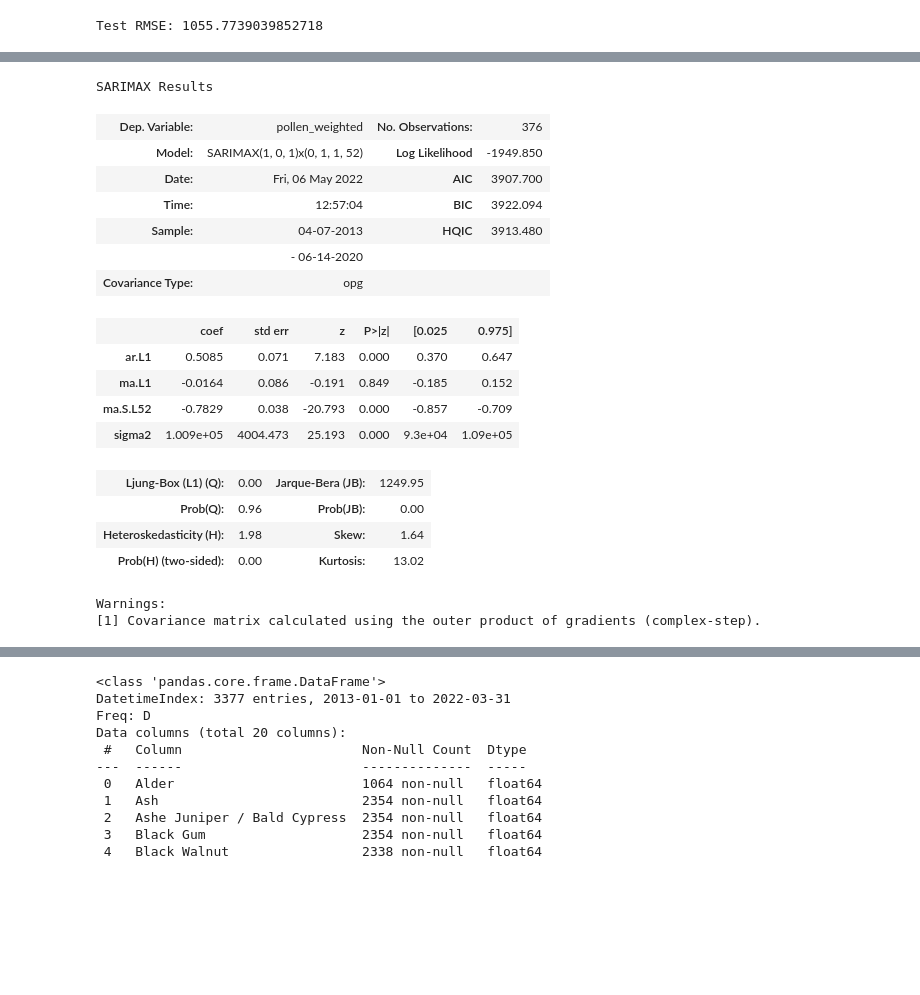
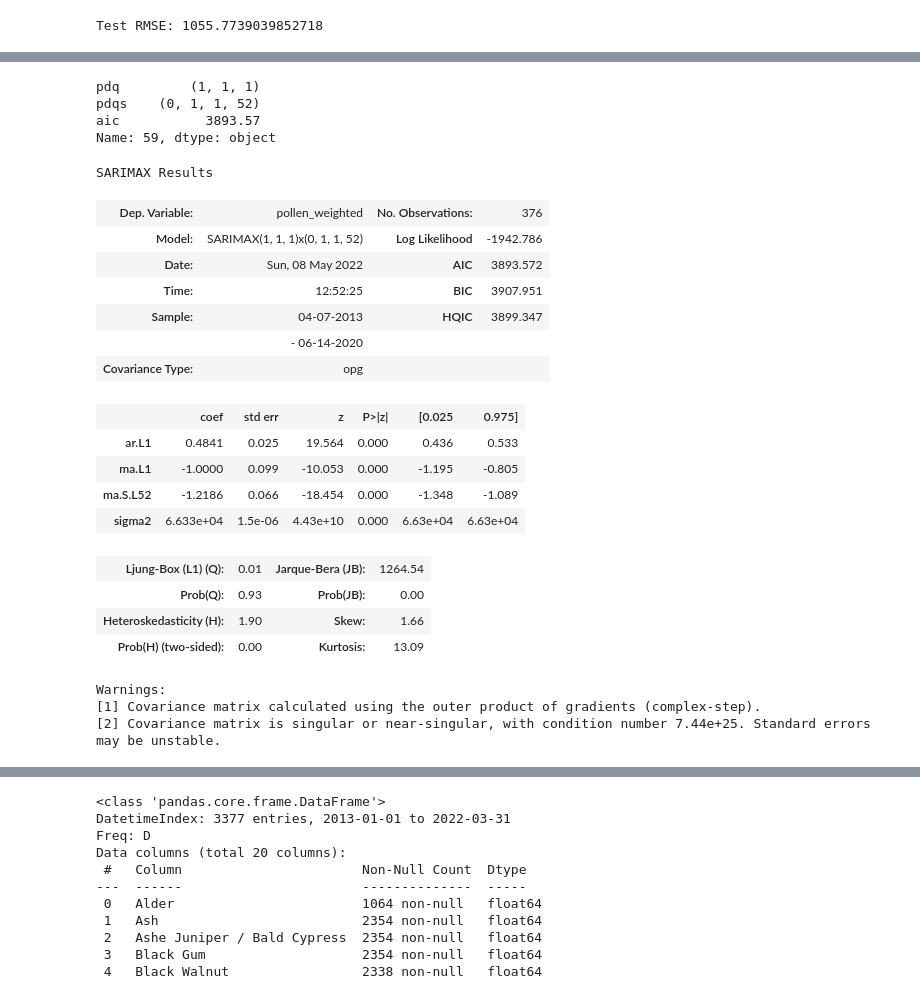
Before and after one commit to nikennedy/pollen_forecasting, a Jupyter notebook: final_notebook.ipynb, the cells around one changed output, grey strips where cells are left out. Cells and saved outputs as stored; diff of their text form; code cells hidden in the pictures; blank space fills up the shorter version.

Commit message:
finished time-series modeling

```diff
--- a/final_notebook.ipynb
+++ b/final_notebook.ipynb
@@ -1172,32 +1407,42 @@ Name: 59, dtype: object
+# %%
+# Find the parameters with minimal AIC value
+params_sarimaraw_df = pd.DataFrame(params_sarima_raw, columns=['pdq', 'pdqs', 'aic'])
+params_sarimaraw_df.loc[params_sarimaraw_df['aic'].idxmin()]
+# %% [output]
+pdq         (1, 1, 1)
+pdqs    (0, 1, 1, 52)
+aic           3893.57
+Name: 59, dtype: object
 # %%
 # Plug the optimal parameter values into a new SARIMAX model
-weekly_arima = sm.tsa.statespace.SARIMAX(Train.resample('W').mean()['pollen_weighted'],
-                                        order=(1, 0, 1),
+sarima_raw = sm.tsa.statespace.SARIMAX(Train.resample('W').mean()['pollen_weighted'],
+                                        order=(1, 1, 1),
                                         seasonal_order=(0, 1, 1, 52),
                                         enforce_stationarity=False,
                                         enforce_invertibility=False)
 
 # Fit the model and print results
-weekly_results = weekly_arima.fit()
-weekly_results.summary()
+output_sarima_raw = sarima_raw.fit()
+output_sarima_raw.summary()
 # %% [output]
 SARIMAX Results
 | Dep. Variable: | pollen_weighted | No. Observations: | 376 |
-| Model: | SARIMAX(1, 0, 1)x(0, 1, 1, 52) | Log Likelihood | -1949.850 |
-| Date: | Fri, 06 May 2022 | AIC | 3907.700 |
-| Time: | 12:57:04 | BIC | 3922.094 |
-| Sample: | 04-07-2013 | HQIC | 3913.480 |
+| Model: | SARIMAX(1, 1, 1)x(0, 1, 1, 52) | Log Likelihood | -1942.786 |
+| Date: | Sun, 08 May 2022 | AIC | 3893.572 |
+| Time: | 12:52:25 | BIC | 3907.951 |
+| Sample: | 04-07-2013 | HQIC | 3899.347 |
 |  | - 06-14-2020 |  |  |
 | Covariance Type: | opg |  |  |
 |  | coef | std err | z | P>|z| | [0.025 | 0.975] |
-| ar.L1 | 0.5085 | 0.071 | 7.183 | 0.000 | 0.370 | 0.647 |
-| ma.L1 | -0.0164 | 0.086 | -0.191 | 0.849 | -0.185 | 0.152 |
-| ma.S.L52 | -0.7829 | 0.038 | -20.793 | 0.000 | -0.857 | -0.709 |
-| sigma2 | 1.009e+05 | 4004.473 | 25.193 | 0.000 | 9.3e+04 | 1.09e+05 |
+| ar.L1 | 0.4841 | 0.025 | 19.564 | 0.000 | 0.436 | 0.533 |
+| ma.L1 | -1.0000 | 0.099 | -10.053 | 0.000 | -1.195 | -0.805 |
+| ma.S.L52 | -1.2186 | 0.066 | -18.454 | 0.000 | -1.348 | -1.089 |
+| sigma2 | 6.633e+04 | 1.5e-06 | 4.43e+10 | 0.000 | 6.63e+04 | 6.63e+04 |
-| Ljung-Box (L1) (Q): | 0.00 | Jarque-Bera (JB): | 1249.95 |
-| Prob(Q): | 0.96 | Prob(JB): | 0.00 |
-| Heteroskedasticity (H): | 1.98 | Skew: | 1.64 |
-| Prob(H) (two-sided): | 0.00 | Kurtosis: | 13.02 |
+| Ljung-Box (L1) (Q): | 0.01 | Jarque-Bera (JB): | 1264.54 |
+| Prob(Q): | 0.93 | Prob(JB): | 0.00 |
+| Heteroskedasticity (H): | 1.90 | Skew: | 1.66 |
+| Prob(H) (two-sided): | 0.00 | Kurtosis: | 13.09 |
 Warnings:
 [1] Covariance matrix calculated using the outer product of gradients (complex-step).
+[2] Covariance matrix is singular or near-singular, with condition number 7.44e+25. Standard errors may be unstable.
 # %%
```
Also changed, not shown: parts of 37 cells of this notebook.
